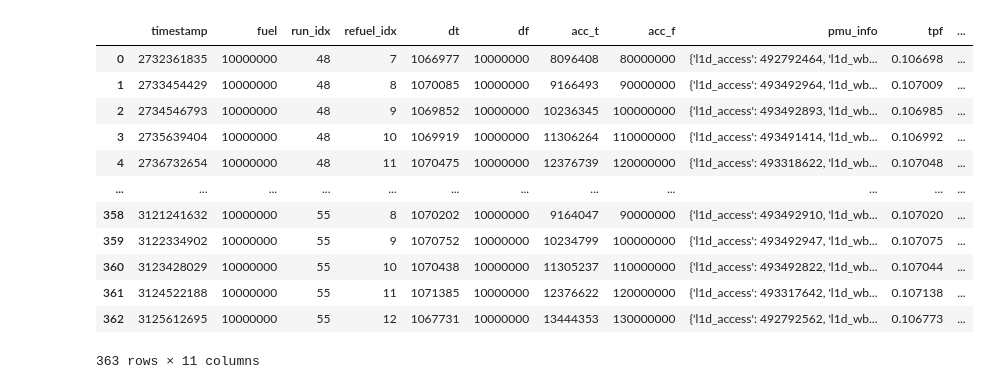
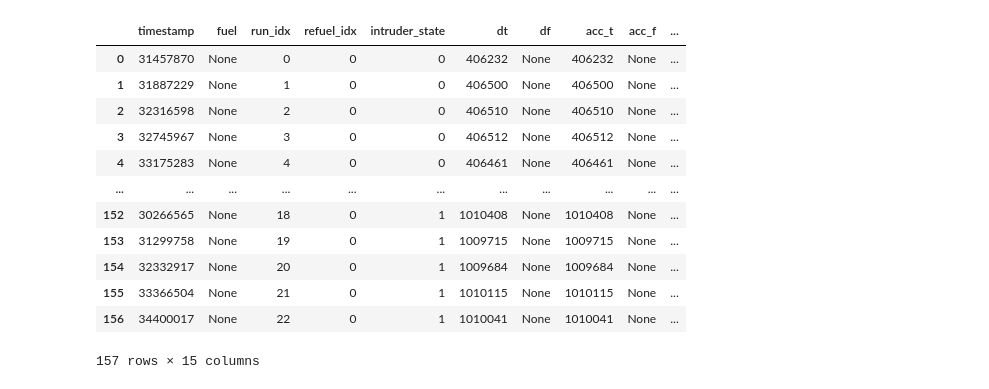
Before and after one commit to DLR-FT/dynamic-multicore-interference-mitigation, a Jupyter notebook: graphs.ipynb, the cells around one changed output. Drawn from its saved outputs; the diff is of its cells as text; code cells hidden in the pictures.

```diff
--- a/graphs.ipynb
+++ b/graphs.ipynb
@@ -17,27 +8,26 @@ def parse_lines(lines):
 # %%
-with open("./foo.txt") as f:
-    lines = f.readlines()
+with open("foo.txt") as f:
+    data = pd.json_normalize([json.loads(line) for line in f])
 
-data = parse_lines(lines)
 # data = data.set_index(["i", "j", "k", "l"])
 # data["wctpf"] = data["wctpf"] / 1000;
 # data["wctpf_label"] = data["wctpf"].map({0: "Fully Mitigated", 17: "Mitigated", 1000000: "Unmitigated"})
-data["tpf"] = data["dt"] / data["df"]
-data["avg_tpf"] = data["acc_t"] / data["acc_f"]
+# data["tpf"] = data["dt"] / data["df"]
+# data["avg_tpf"] = data["acc_t"] / data["acc_f"]
 # data["frozen"] = data["irq"].apply(lambda x: True if "Freeze" in x else False)
 data
 # %% [output]
-|  | timestamp | fuel | run_idx | refuel_idx | dt | df | acc_t | acc_f | pmu_info | tpf | ... |
-| 0 | 2732361835 | 10000000 | 48 | 7 | 1066977 | 10000000 | 8096408 | 80000000 | {'l1d_access': 492792464, 'l1d_wb... | 0.106698 | ... |
-| 1 | 2733454429 | 10000000 | 48 | 8 | 1070085 | 10000000 | 9166493 | 90000000 | {'l1d_access': 493492964, 'l1d_wb... | 0.107009 | ... |
-| 2 | 2734546793 | 10000000 | 48 | 9 | 1069852 | 10000000 | 10236345 | 100000000 | {'l1d_access': 493492893, 'l1d_wb... | 0.106985 | ... |
-| 3 | 2735639404 | 10000000 | 48 | 10 | 1069919 | 10000000 | 11306264 | 110000000 | {'l1d_access': 493491414, 'l1d_wb... | 0.106992 | ... |
-| 4 | 2736732654 | 10000000 | 48 | 11 | 1070475 | 10000000 | 12376739 | 120000000 | {'l1d_access': 493318622, 'l1d_wb... | 0.107048 | ... |
-| ... | ... | ... | ... | ... | ... | ... | ... | ... | ... | ... | ... |
-| 358 | 3121241632 | 10000000 | 55 | 8 | 1070202 | 10000000 | 9164047 | 90000000 | {'l1d_access': 493492910, 'l1d_wb... | 0.107020 | ... |
-| 359 | 3122334902 | 10000000 | 55 | 9 | 1070752 | 10000000 | 10234799 | 100000000 | {'l1d_access': 493492947, 'l1d_wb... | 0.107075 | ... |
-| 360 | 3123428029 | 10000000 | 55 | 10 | 1070438 | 10000000 | 11305237 | 110000000 | {'l1d_access': 493492822, 'l1d_wb... | 0.107044 | ... |
-| 361 | 3124522188 | 10000000 | 55 | 11 | 1071385 | 10000000 | 12376622 | 120000000 | {'l1d_access': 493317642, 'l1d_wb... | 0.107138 | ... |
-| 362 | 3125612695 | 10000000 | 55 | 12 | 1067731 | 10000000 | 13444353 | 130000000 | {'l1d_access': 492792562, 'l1d_wb... | 0.106773 | ... |
+|  | timestamp | fuel | run_idx | refuel_idx | intruder_state | dt | df | acc_t | acc_f | ... |
+| 0 | 31457870 | None | 0 | 0 | 0 | 406232 | None | 406232 | None | ... |
+| 1 | 31887229 | None | 1 | 0 | 0 | 406500 | None | 406500 | None | ... |
+| 2 | 32316598 | None | 2 | 0 | 0 | 406510 | None | 406510 | None | ... |
+| 3 | 32745967 | None | 3 | 0 | 0 | 406512 | None | 406512 | None | ... |
+| 4 | 33175283 | None | 4 | 0 | 0 | 406461 | None | 406461 | None | ... |
+| ... | ... | ... | ... | ... | ... | ... | ... | ... | ... | ... |
+| 152 | 30266565 | None | 18 | 0 | 1 | 1010408 | None | 1010408 | None | ... |
+| 153 | 31299758 | None | 19 | 0 | 1 | 1009715 | None | 1009715 | None | ... |
+| 154 | 32332917 | None | 20 | 0 | 1 | 1009684 | None | 1009684 | None | ... |
+| 155 | 33366504 | None | 21 | 0 | 1 | 1010115 | None | 1010115 | None | ... |
+| 156 | 34400017 | None | 22 | 0 | 1 | 1010041 | None | 1010041 | None | ... |
-363 rows × 11 columns
+157 rows × 15 columns
 # %%
```
Also changed, not shown: parts of 4 cells of this notebook, 16 other files.
